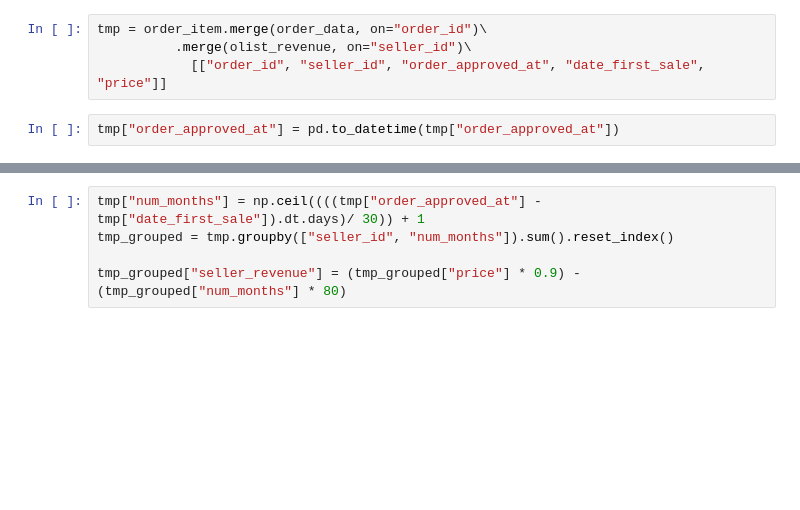
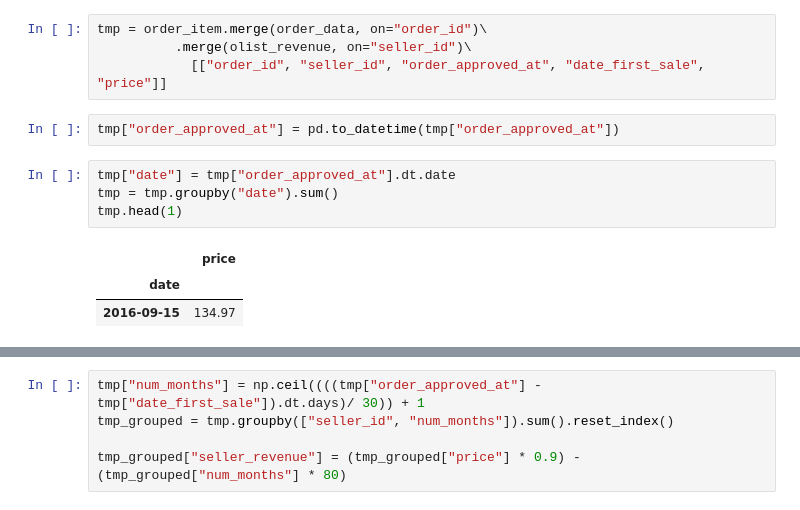
Before and after one commit to moe221/olist_ceo_request, a Jupyter notebook: notebooks/ceo_request.ipynb, the cells around one changed output, grey strips where cells are left out. Saved outputs shown, nothing was run; the diff lists cells and outputs as text; blank space fills up the shorter version.

```diff
--- a/notebooks/ceo_request.ipynb
+++ b/notebooks/ceo_request.ipynb
@@ -115,3 +129,11 @@ tmp = order_item.merge(order_data, on="order_id")\
             [["order_id", "seller_id", "order_approved_at", "date_first_sale", "price"]]
 # %%
 tmp["order_approved_at"] = pd.to_datetime(tmp["order_approved_at"])
+# %%
+tmp["date"] = tmp["order_approved_at"].dt.date
+tmp = tmp.groupby("date").sum()
+tmp.head(1)
+# %% [output]
+|  | price |
+| date |  |
+| 2016-09-15 | 134.97 |
```
Also changed, not shown: parts of 10 cells of this notebook.
